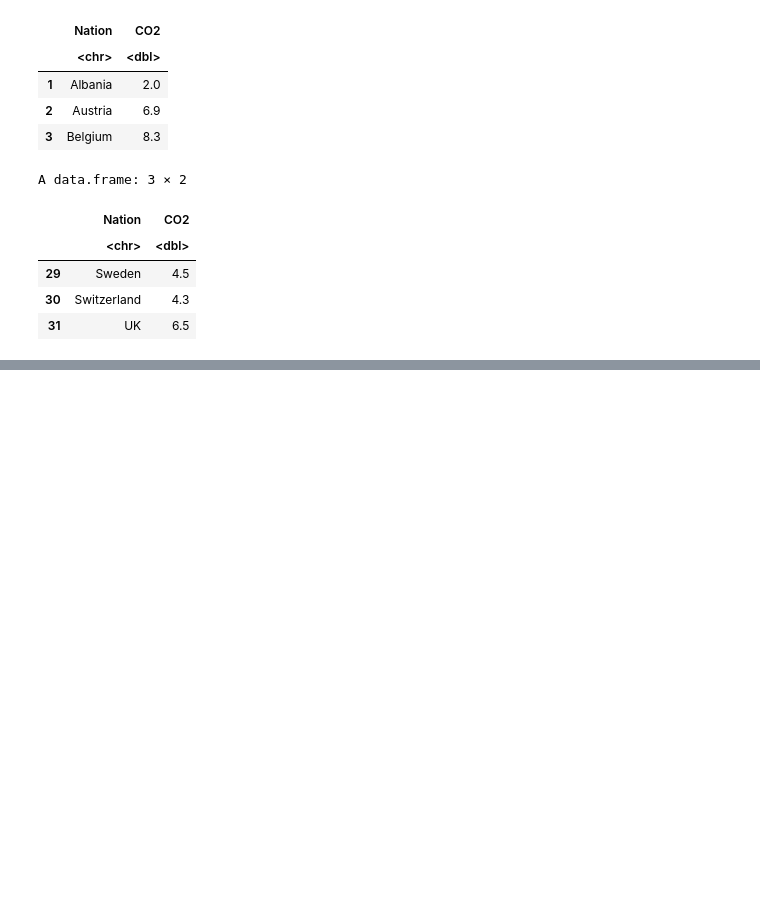
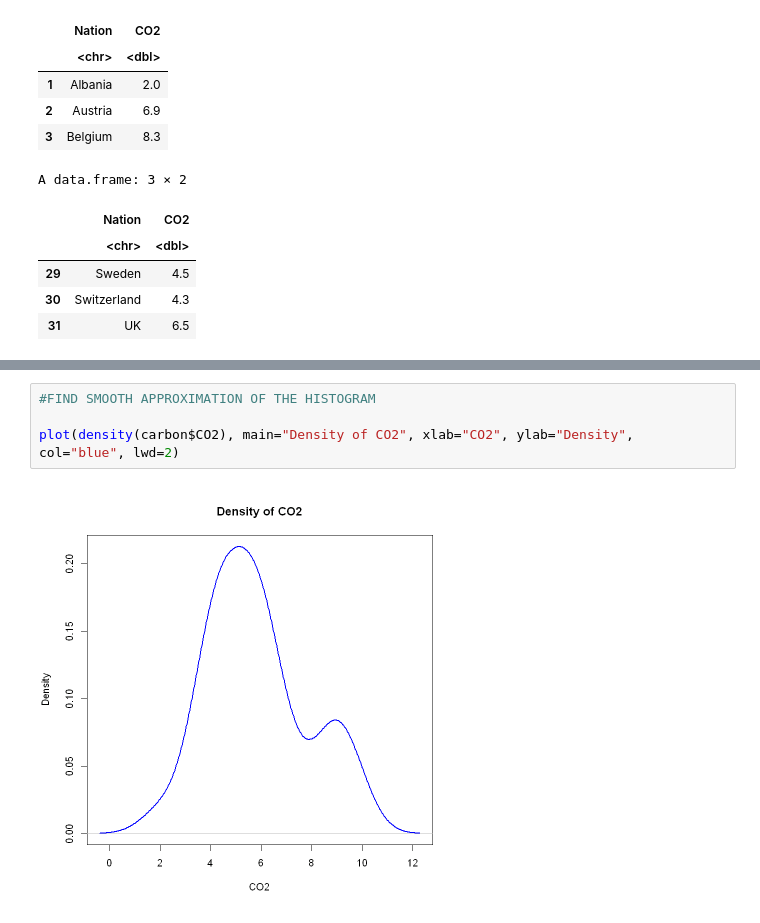
Before and after one commit to valentinagrea2001-sketch/Learning_statistical_programming_in_R, a Jupyter notebook: Lez 1.ipynb, the cells around one changed output, grey strips where cells are left out. Cells and saved outputs as stored; diff of their text form; blank space fills up the shorter version.

```diff
--- a/Lez 1.ipynb
+++ b/Lez 1.ipynb
@@ -93,0 +162,6 @@ Mode_compute(carbon$CO2)  #find the mode value of the CO2 variable, e.g. the mos
+# %%
+#FIND SMOOTH APPROXIMATION OF THE HISTOGRAM
+
+plot(density(carbon$CO2), main="Density of CO2", xlab="CO2", ylab="Density", col="blue", lwd=2)
+# %% [output]
+[figure, added]
```
Also changed, not shown: parts of 8 cells of this notebook, 2 other files.
